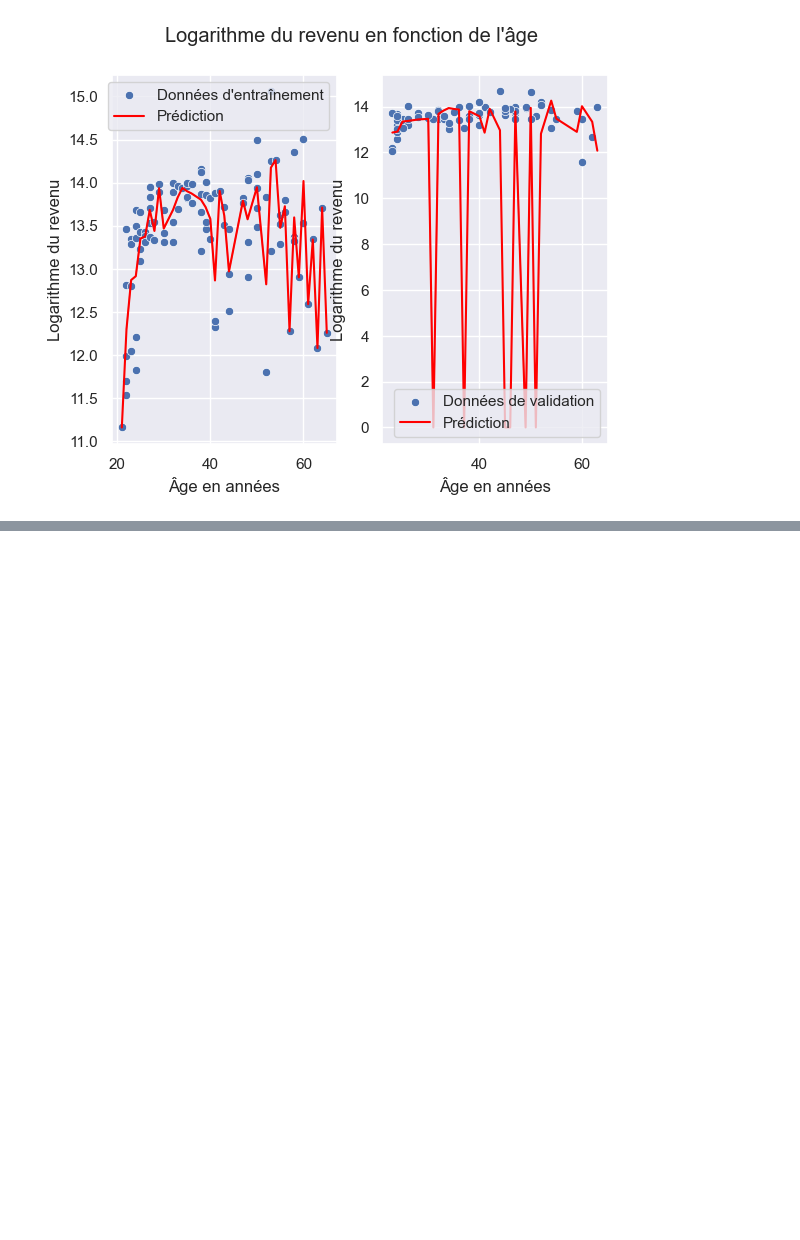
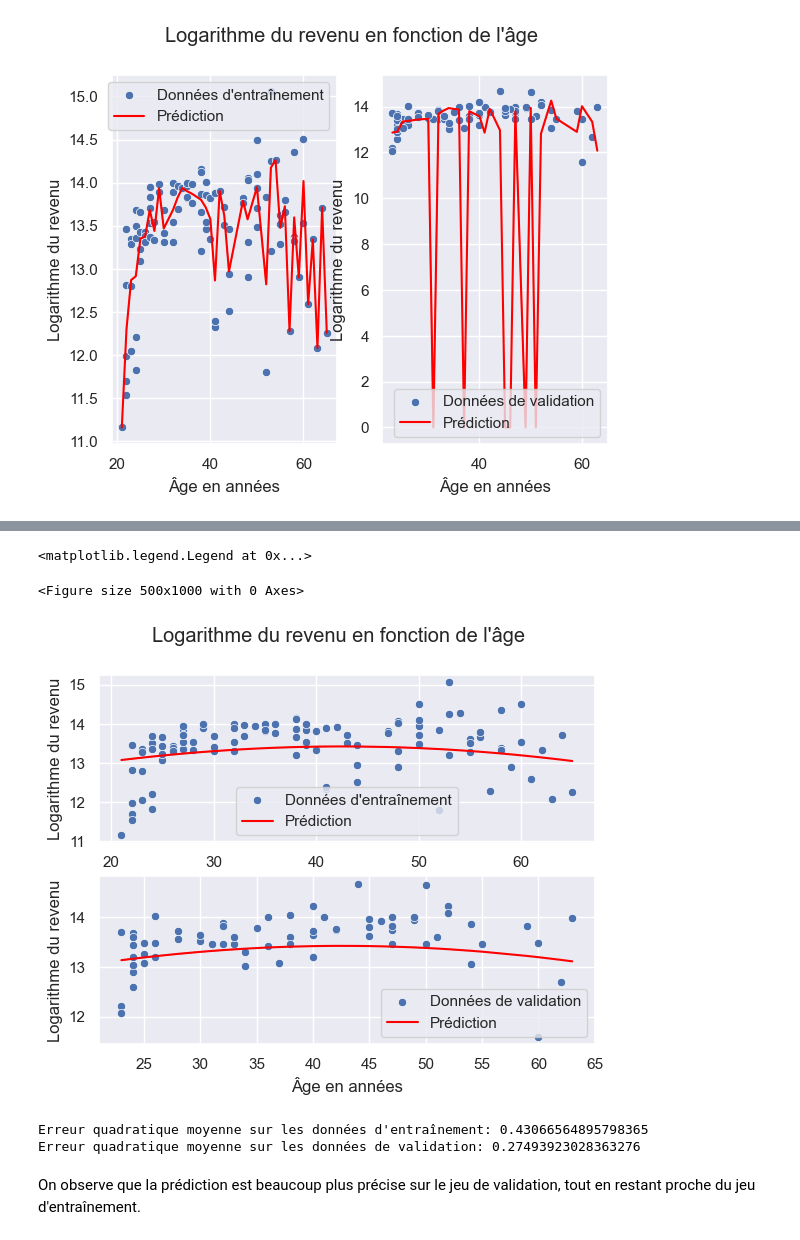
Before and after one commit to cmnemoi/GaussianProcess, a Jupyter notebook: notebook.ipynb, the cells around one changed output, grey strips where cells are left out. Saved outputs shown, nothing was run; the diff lists cells and outputs as text; code cells hidden in the pictures; blank space fills up the shorter version.

Commit message:
optimize hyperparameters

```diff
--- a/notebook.ipynb
+++ b/notebook.ipynb
@@ -124,0 +133,34 @@ print(gp.theta, gp.noise)
+# %%
+gaussian_process.optimize(X_val, y_val)
+
+y_train_pred, _ = gaussian_process.predict(X_train)
+y_val_pred, _ = gaussian_process.predict(X_val)
+# %%
+plt.figure(figsize=(5, 10))
+fig, axes = plt.subplots(2, 1)
+sns.scatterplot(x=X_train, y=y_train, ax=axes[0])
+sns.lineplot(x=X_train, y=y_train_pred, color='red', ax=axes[0])
+
+sns.scatterplot(x=X_val, y=y_val)
+sns.lineplot(x=X_val, y=y_val_pred, color='red', ax=axes[1])
+plt.legend(['Données de validation', 'Prédiction'])
+
+fig.suptitle("Logarithme du revenu en fonction de l'âge")
+axes[0].set_xlabel("Âge en années")
+axes[0].set_ylabel("Logarithme du revenu")
+axes[1].set_xlabel("Âge en années")
+axes[1].set_ylabel("Logarithme du revenu")
+axes[0].legend(['Données d\'entraînement', 'Prédiction'])
+axes[1].legend(['Données de validation', 'Prédiction'])
+# %% [output]
+<matplotlib.legend.Legend at 0x...>
+<Figure size 500x1000 with 0 Axes>
+[figure, added]
+# %%
+print(f"Erreur quadratique moyenne sur les données d'entraînement: {gaussian_process.score(X_train, y_train)}")
+print(f"Erreur quadratique moyenne sur les données de validation: {gaussian_process.score(X_val, y_val)}")
+# %% [output]
+Erreur quadratique moyenne sur les données d'entraînement: 0.43066564895798365
+Erreur quadratique moyenne sur les données de validation: 0.27493923028363276
+# %% [markdown]
+On observe que la prédiction est beaucoup plus précise sur le jeu de validation, tout en restant proche du jeu d'entraînement.
```
Also changed, not shown: parts of 5 cells of this notebook, 2 other files.
